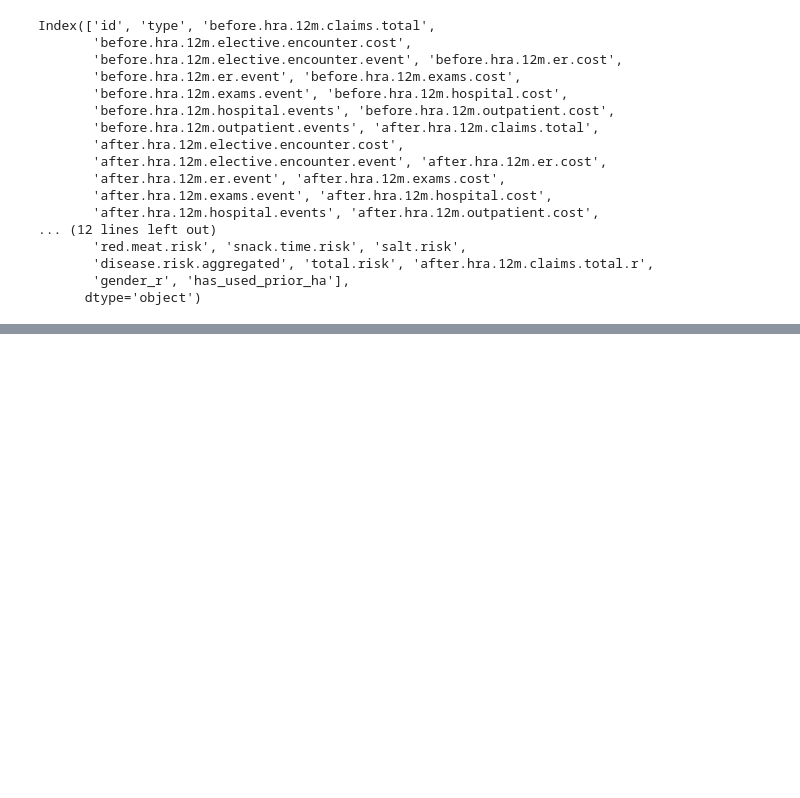
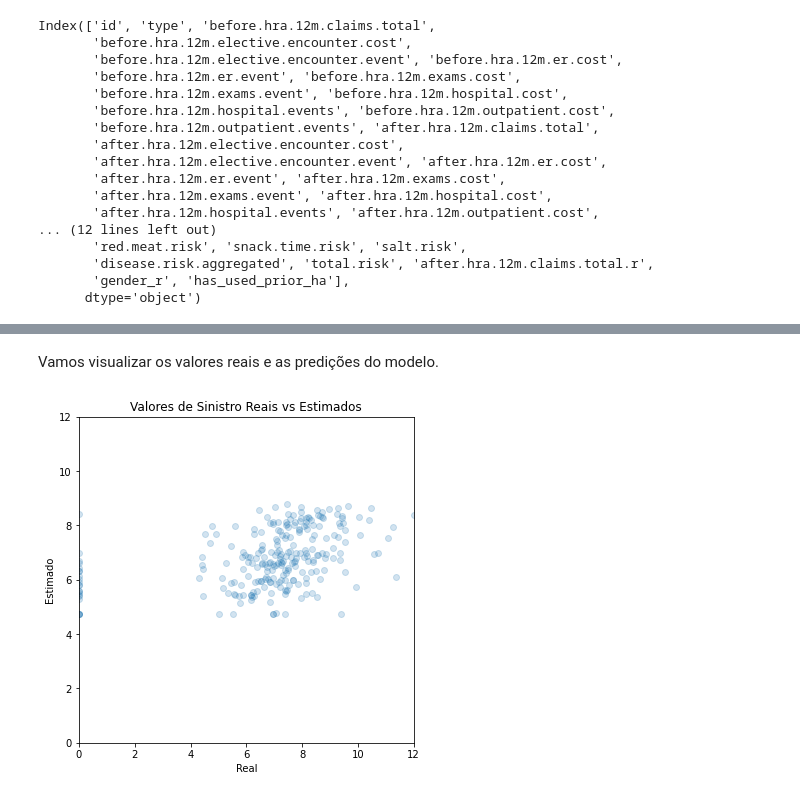
Before and after one commit to zetta-academy/exp-curso-python-saude, a Jupyter notebook: PySaude_03_python_analise_exploratoria_de_dados.ipynb, the cells around one changed output, grey strips where cells are left out. Saved outputs shown, nothing was run; the diff lists cells and outputs as text; code cells hidden in the pictures; blank space fills up the shorter version.

```diff
--- a/PySaude_03_python_analise_exploratoria_de_dados.ipynb
+++ b/PySaude_03_python_analise_exploratoria_de_dados.ipynb
@@ -544,0 +546,15 @@ sns.distplot(yhat, hist=False, color='b', label='Fitted Values', ax=ax1)
+# %% [markdown]
+Vamos visualizar os valores reais e as predições do modelo.
+# %%
+plt.figure(figsize=(6, 6))
+plt.scatter(y, yhat, alpha=0.2)
+plt.xlim(0, 12)
+plt.ylim(0, 12)
+plt.xlabel('Real')
+plt.ylabel('Estimado')
+plt.title('Valores de Sinistro Reais vs Estimados')
+plt.figure
+plt.show()
+plt.close()
+# %% [output]
+[figure, added]
```
Also changed, not shown: parts of 18 cells of this notebook, 2 other files.
